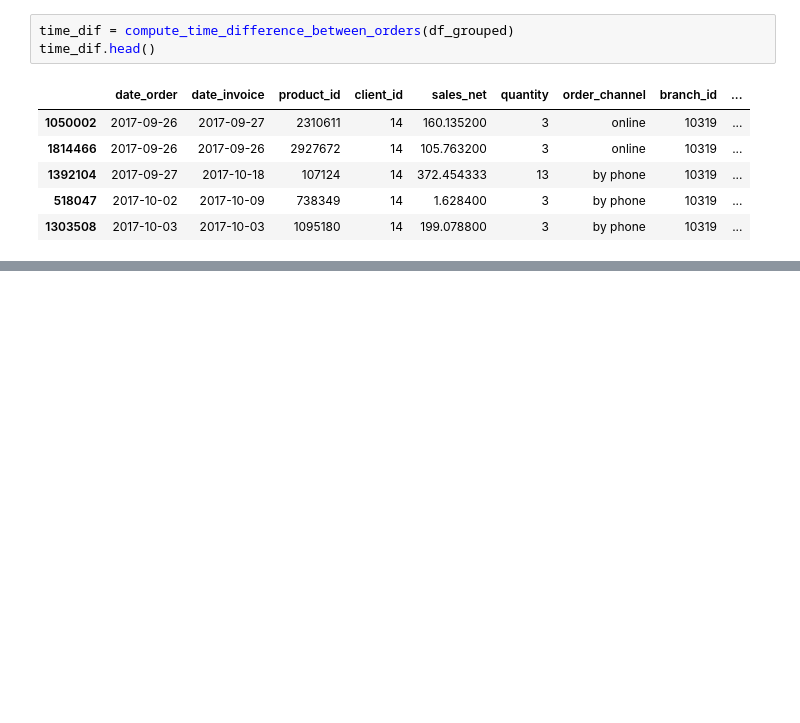
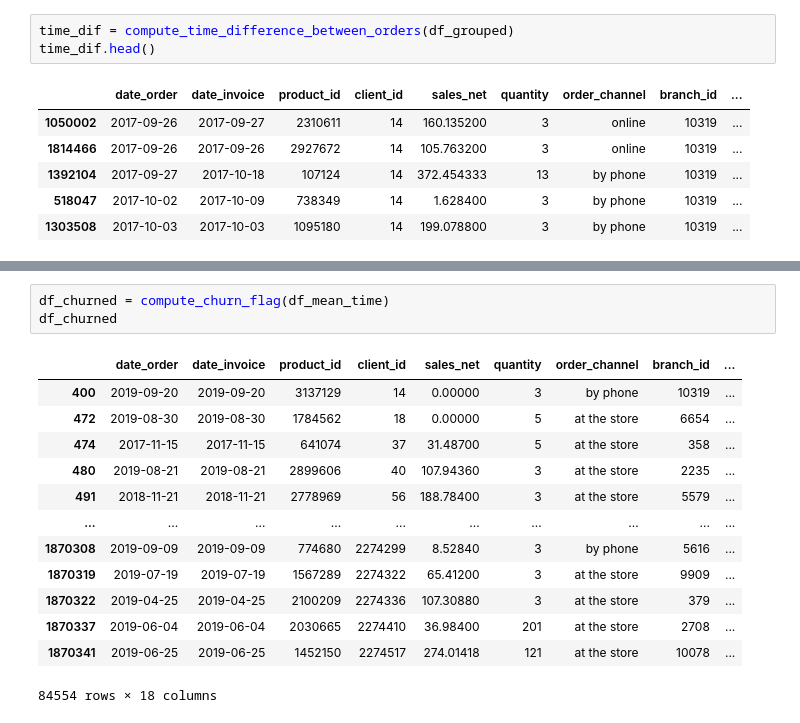
Before and after one commit to chachouswim2/BCG-X-Hackathon-, a Jupyter notebook: notebooks/Rule_Based_Churn.ipynb, the cells around one changed output, grey strips where cells are left out. Cells and saved outputs as stored; diff of their text form; blank space fills up the shorter version.

```diff
--- a/notebooks/Rule_Based_Churn.ipynb
+++ b/notebooks/Rule_Based_Churn.ipynb
@@ -552,0 +83,17 @@ def calculate_churn(df):
+# %%
+df_churned = compute_churn_flag(df_mean_time)
+df_churned
+# %% [output]
+|  | date_order | date_invoice | product_id | client_id | sales_net | quantity | order_channel | branch_id | ... |
+| 400 | 2019-09-20 | 2019-09-20 | 3137129 | 14 | 0.00000 | 3 | by phone | 10319 | ... |
+| 472 | 2019-08-30 | 2019-08-30 | 1784562 | 18 | 0.00000 | 5 | at the store | 6654 | ... |
+| 474 | 2017-11-15 | 2017-11-15 | 641074 | 37 | 31.48700 | 5 | at the store | 358 | ... |
+| 480 | 2019-08-21 | 2019-08-21 | 2899606 | 40 | 107.94360 | 3 | at the store | 2235 | ... |
+| 491 | 2018-11-21 | 2018-11-21 | 2778969 | 56 | 188.78400 | 3 | at the store | 5579 | ... |
+| ... | ... | ... | ... | ... | ... | ... | ... | ... | ... |
+| 1870308 | 2019-09-09 | 2019-09-09 | 774680 | 2274299 | 8.52840 | 3 | by phone | 5616 | ... |
+| 1870319 | 2019-07-19 | 2019-07-19 | 1567289 | 2274322 | 65.41200 | 3 | at the store | 9909 | ... |
+| 1870322 | 2019-04-25 | 2019-04-25 | 2100209 | 2274336 | 107.30880 | 3 | at the store | 379 | ... |
+| 1870337 | 2019-06-04 | 2019-06-04 | 2030665 | 2274410 | 36.98400 | 201 | at the store | 2708 | ... |
+| 1870341 | 2019-06-25 | 2019-06-25 | 1452150 | 2274517 | 274.01418 | 121 | at the store | 10078 | ... |
+84554 rows × 18 columns
```
Also changed, not shown: parts of 38 cells of this notebook.
